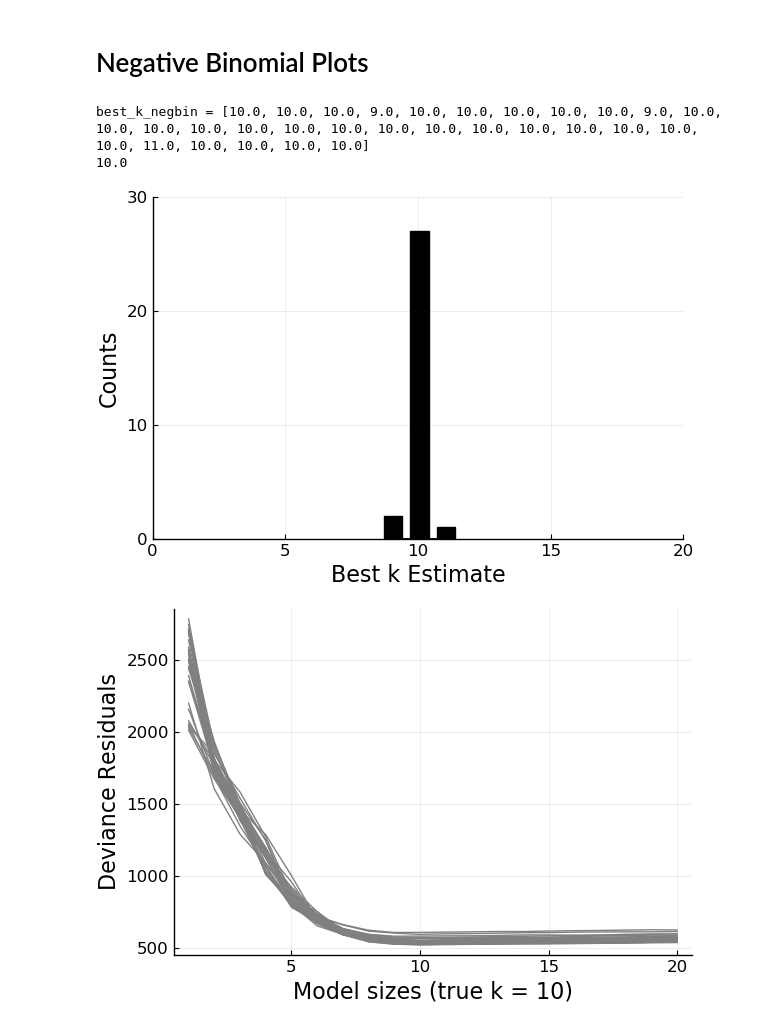
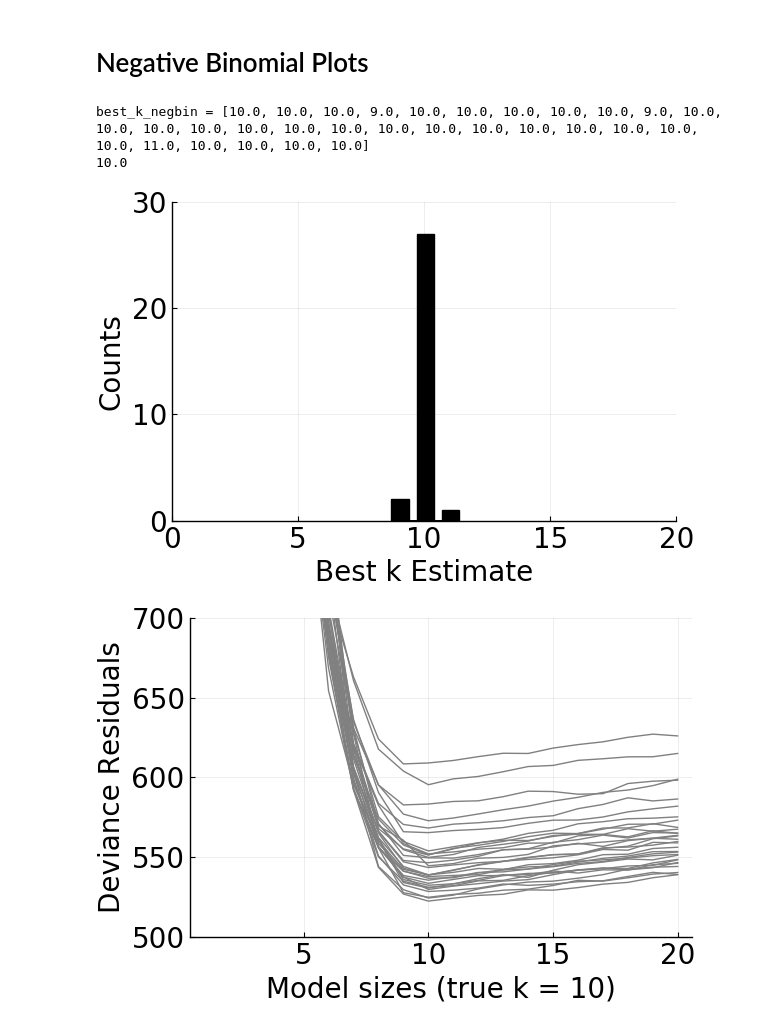
Before and after one commit to OpenMendel/MendelIHT.jl, a Jupyter notebook: figures/cross_validation/drs_figures.ipynb, the cells around one changed output. Cells and saved outputs as stored; diff of their text form; code cells hidden in the pictures.

```diff
--- a/figures/cross_validation/drs_figures.ipynb
+++ b/figures/cross_validation/drs_figures.ipynb
@@ -19,7 +19,5 @@ using DelimitedFiles
 using Statistics
 using Plots
 using PyPlot
-axisfont = Plots.font("Helvetica", 16)
-ticfont = Plots.font("Helvetica", 12)
-pyplot(guidefont=axisfont, xtickfont=ticfont, ytickfont=ticfont, legendfont=axisfont)
+myfont=font(20,"Helvitica")
 # %% [output]
@@ -178,14 +164,16 @@ println(median(best_k_negbin))
 
 negativebinomial_bar = histogram(best_k_negbin, ylim = (0, 30), xlim = (0, 20), legend=false,
     color = :black, bins=20, xlabel="Best k Estimate", bar_width=0.7,
-    ylabel="Counts")
+    ylabel="Counts",
+    tickfont=myfont, legendfont=myfont, guidefont=myfont)
 # %% [output]
 best_k_negbin = [10.0, 10.0, 10.0, 9.0, 10.0, 10.0, 10.0, 10.0, 10.0, 9.0, 10.0, 10.0, 10.0, 10.0, 10.0, 10.0, 10.0, 10.0, 10.0, 10.0, 10.0, 10.0, 10.0, 10.0, 10.0, 11.0, 10.0, 10.0, 10.0, 10.0]
 10.0
-[figure, old version]
+[figure, new version]
 # %%
 negativebinomial_plt = Plots.plot(models, negativebinomial_cv_drs_nodebias, color = :grey,
     label=mylabels, legend=false, ylabel = "Deviance Residuals",
-    xlabel = "Model sizes (true k = 10)")
+    xlabel = "Model sizes (true k = 10)", ylim=(500, 700),
+    tickfont=myfont, legendfont=myfont, guidefont=myfont)
 # %% [output]
-[figure, old version]
+[figure, new version]
```
Also changed, not shown: parts of 14 cells of this notebook, 8 other files.
